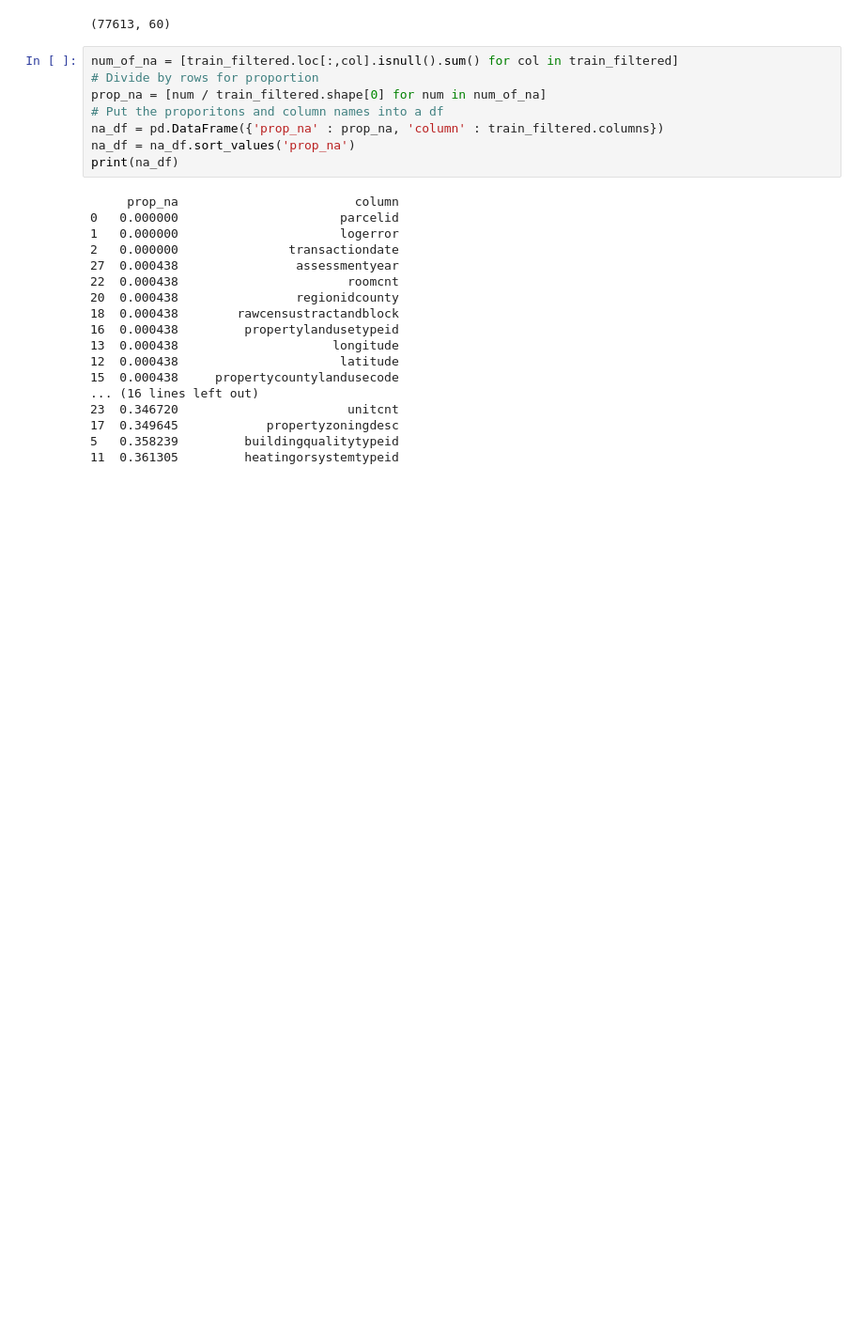
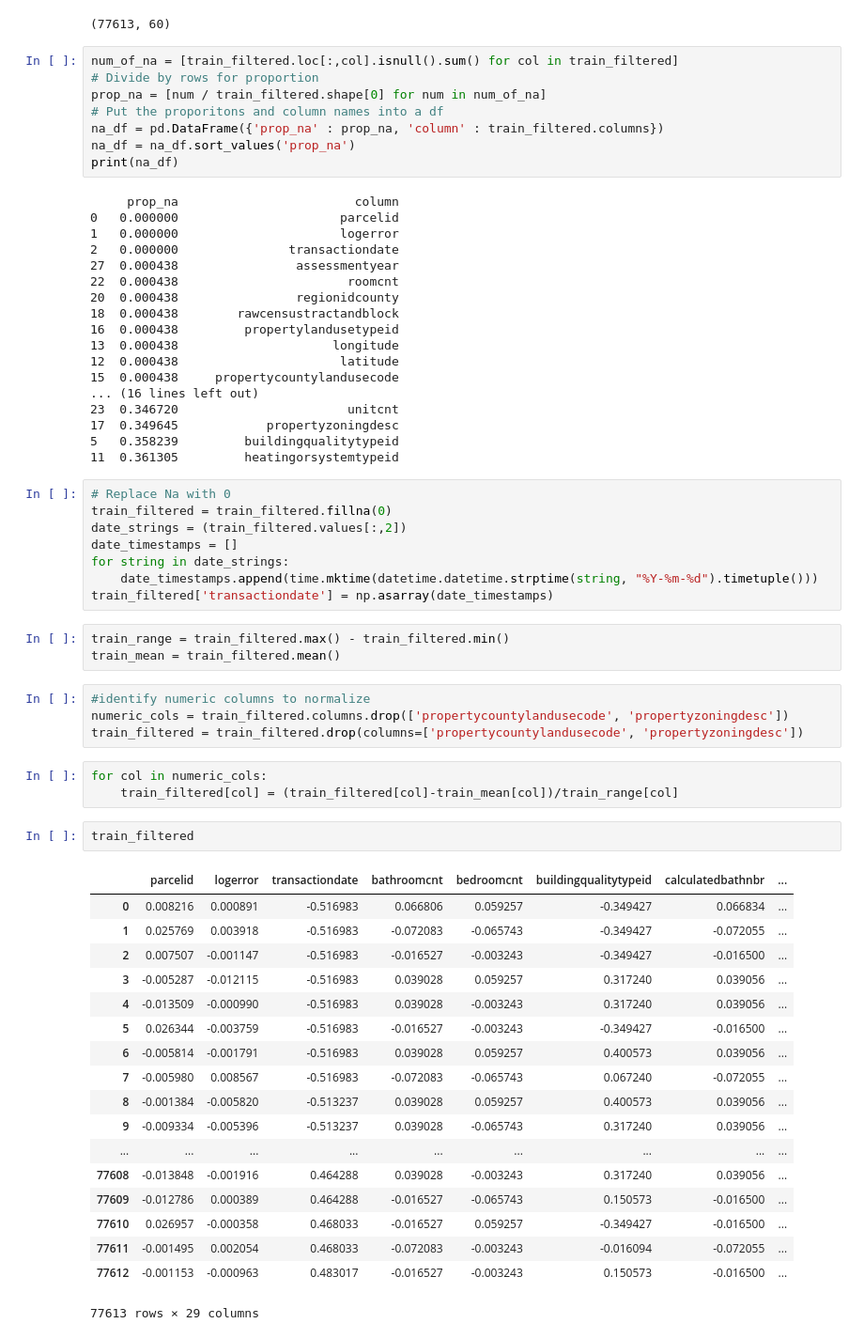
Before and after one commit to tjgordon/171-Project, a Jupyter notebook: project.ipynb, the cells around one changed output. Shown at 94% size. Drawn from its saved outputs; the diff is of its cells as text; blank space fills up the shorter version.

```diff
--- a/project.ipynb
+++ b/project.ipynb
@@ -71,3 +74,42 @@ print(na_df)
 17  0.349645            propertyzoningdesc
 5   0.358239         buildingqualitytypeid
 11  0.361305         heatingorsystemtypeid
+# %%
+# Replace Na with 0
+train_filtered = train_filtered.fillna(0)
+date_strings = (train_filtered.values[:,2])
+date_timestamps = []
+for string in date_strings:
+    date_timestamps.append(time.mktime(datetime.datetime.strptime(string, "%Y-%m-%d").timetuple()))
+train_filtered['transactiondate'] = np.asarray(date_timestamps)
+# %%
+train_range = train_filtered.max() - train_filtered.min()
+train_mean = train_filtered.mean()
+# %%
+#identify numeric columns to normalize
+numeric_cols = train_filtered.columns.drop(['propertycountylandusecode', 'propertyzoningdesc'])
+train_filtered = train_filtered.drop(columns=['propertycountylandusecode', 'propertyzoningdesc'])
+# %%
+for col in numeric_cols:
+    train_filtered[col] = (train_filtered[col]-train_mean[col])/train_range[col]
+# %%
+train_filtered
+# %% [output]
+|  | parcelid | logerror | transactiondate | bathroomcnt | bedroomcnt | buildingqualitytypeid | calculatedbathnbr | ... |
+| 0 | 0.008216 | 0.000891 | -0.516983 | 0.066806 | 0.059257 | -0.349427 | 0.066834 | ... |
+| 1 | 0.025769 | 0.003918 | -0.516983 | -0.072083 | -0.065743 | -0.349427 | -0.072055 | ... |
+| 2 | 0.007507 | -0.001147 | -0.516983 | -0.016527 | -0.003243 | -0.349427 | -0.016500 | ... |
+| 3 | -0.005287 | -0.012115 | -0.516983 | 0.039028 | 0.059257 | 0.317240 | 0.039056 | ... |
+| 4 | -0.013509 | -0.000990 | -0.516983 | 0.039028 | -0.003243 | 0.317240 | 0.039056 | ... |
+| 5 | 0.026344 | -0.003759 | -0.516983 | -0.016527 | -0.003243 | -0.349427 | -0.016500 | ... |
+| 6 | -0.005814 | -0.001791 | -0.516983 | 0.039028 | 0.059257 | 0.400573 | 0.039056 | ... |
+| 7 | -0.005980 | 0.008567 | -0.516983 | -0.072083 | -0.065743 | 0.067240 | -0.072055 | ... |
+| 8 | -0.001384 | -0.005820 | -0.513237 | 0.039028 | 0.059257 | 0.400573 | 0.039056 | ... |
+| 9 | -0.009334 | -0.005396 | -0.513237 | 0.039028 | -0.065743 | 0.317240 | 0.039056 | ... |
+| ... | ... | ... | ... | ... | ... | ... | ... | ... |
+| 77608 | -0.013848 | -0.001916 | 0.464288 | 0.039028 | -0.003243 | 0.317240 | 0.039056 | ... |
+| 77609 | -0.012786 | 0.000389 | 0.464288 | -0.016527 | -0.065743 | 0.150573 | -0.016500 | ... |
+| 77610 | 0.026957 | -0.000358 | 0.468033 | -0.016527 | 0.059257 | -0.349427 | -0.016500 | ... |
+| 77611 | -0.001495 | 0.002054 | 0.468033 | -0.072083 | -0.003243 | -0.016094 | -0.072055 | ... |
+| 77612 | -0.001153 | -0.000963 | 0.483017 | -0.016527 | -0.003243 | 0.150573 | -0.016500 | ... |
+77613 rows × 29 columns
```
Also changed, not shown: parts of 5 cells of this notebook.
